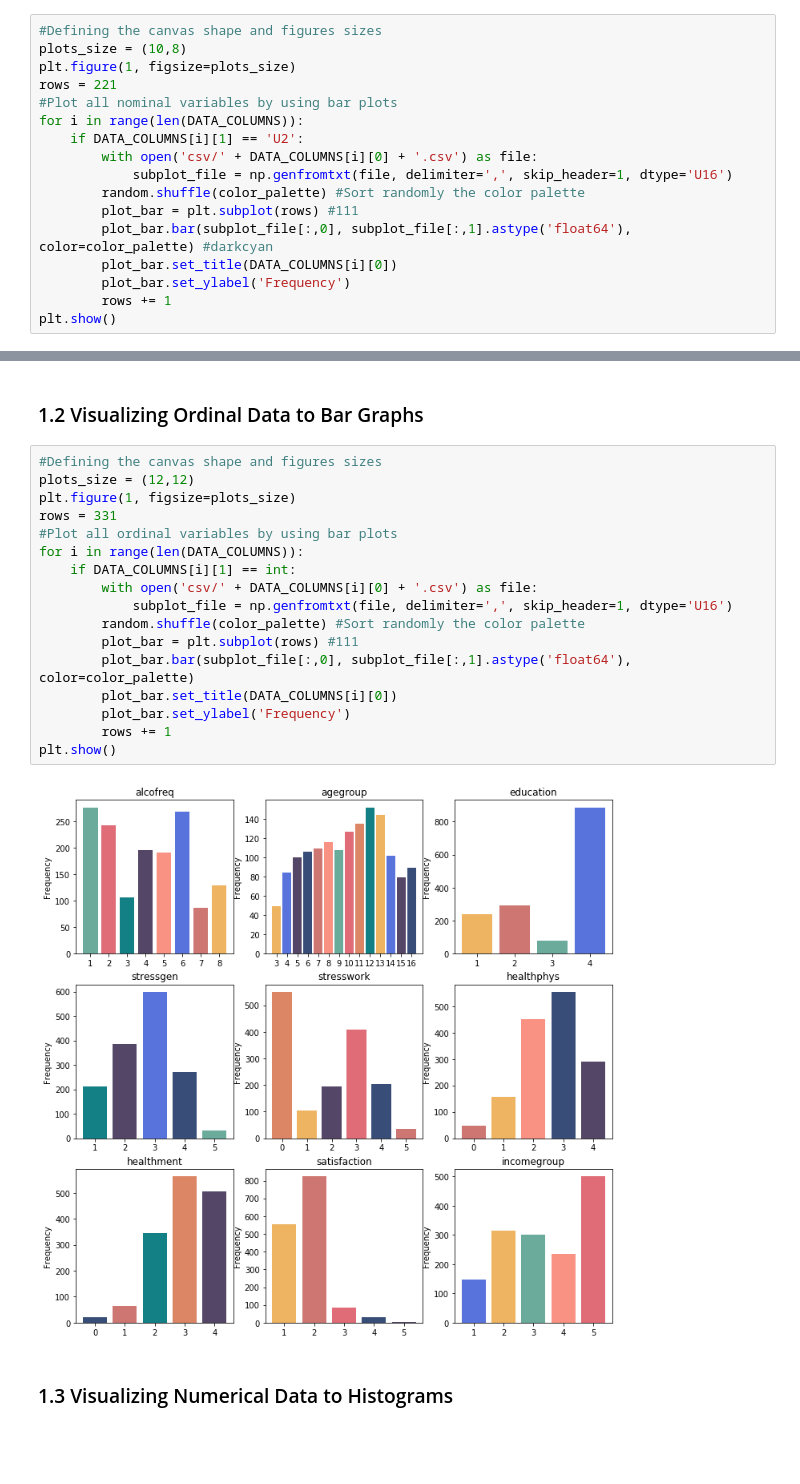
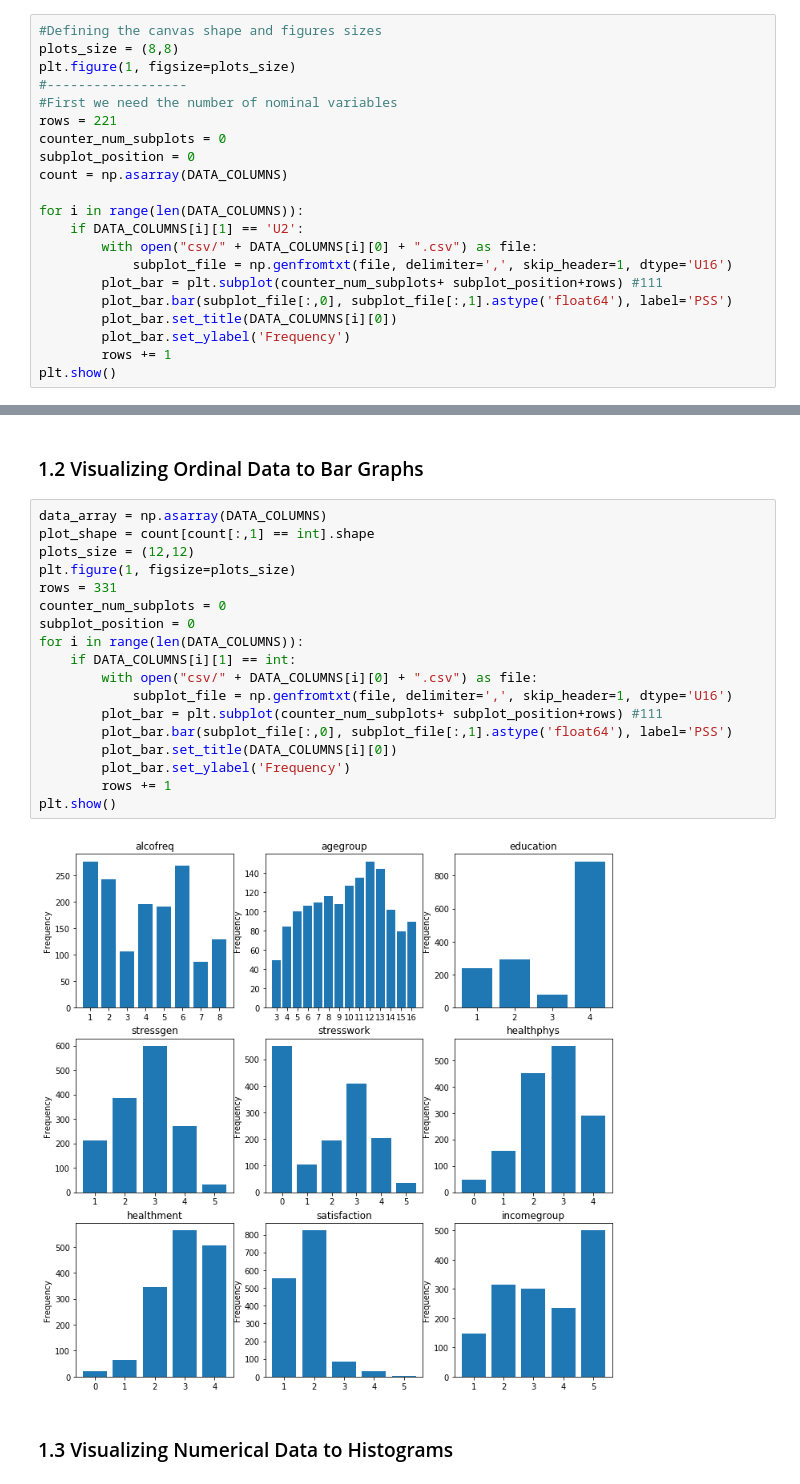
Before and after one commit to diegoarmaca/SocialDataSample, a Jupyter notebook: cchs.ipynb, the cells around one changed output, grey strips where cells are left out. Saved outputs shown, nothing was run; the diff lists cells and outputs as text; blank space fills up the shorter version.

```diff
--- a/cchs.ipynb
+++ b/cchs.ipynb
@@ -203,16 +199,20 @@ color_palette = ['#DC8665', '#138086', '#534666', '#CD7672','#EEB462','#6AAB9C',
 # %%
 #Defining the canvas shape and figures sizes
-plots_size = (10,8)
+plots_size = (8,8)
 plt.figure(1, figsize=plots_size)
+#------------------
+#First we need the number of nominal variables
 rows = 221
-#Plot all nominal variables by using bar plots
+counter_num_subplots = 0
+subplot_position = 0
+count = np.asarray(DATA_COLUMNS)
+
 for i in range(len(DATA_COLUMNS)):
     if DATA_COLUMNS[i][1] == 'U2':
-        with open('csv/' + DATA_COLUMNS[i][0] + '.csv') as file:
+        with open("csv/" + DATA_COLUMNS[i][0] + ".csv") as file:
             subplot_file = np.genfromtxt(file, delimiter=',', skip_header=1, dtype='U16')
-        random.shuffle(color_palette) #Sort randomly the color palette
-        plot_bar = plt.subplot(rows) #111
-        plot_bar.bar(subplot_file[:,0], subplot_file[:,1].astype('float64'), color=color_palette) #darkcyan
+        plot_bar = plt.subplot(counter_num_subplots+ subplot_position+rows) #111
+        plot_bar.bar(subplot_file[:,0], subplot_file[:,1].astype('float64'), label='PSS')
         plot_bar.set_title(DATA_COLUMNS[i][0])
         plot_bar.set_ylabel('Frequency')
         rows += 1
@@ -222,24 +222,25 @@ plt.show()
 # %% [markdown]
 ### 1.2 Visualizing Ordinal Data to Bar Graphs
 # %%
-#Defining the canvas shape and figures sizes
+data_array = np.asarray(DATA_COLUMNS)
+plot_shape = count[count[:,1] == int].shape
 plots_size = (12,12)
 plt.figure(1, figsize=plots_size)
 rows = 331
-#Plot all ordinal variables by using bar plots
+counter_num_subplots = 0
+subplot_position = 0
 for i in range(len(DATA_COLUMNS)):
     if DATA_COLUMNS[i][1] == int:
-        with open('csv/' + DATA_COLUMNS[i][0] + '.csv') as file:
+        with open("csv/" + DATA_COLUMNS[i][0] + ".csv") as file:
             subplot_file = np.genfromtxt(file, delimiter=',', skip_header=1, dtype='U16')
-        random.shuffle(color_palette) #Sort randomly the color palette
-        plot_bar = plt.subplot(rows) #111
-        plot_bar.bar(subplot_file[:,0], subplot_file[:,1].astype('float64'), color=color_palette)
+        plot_bar = plt.subplot(counter_num_subplots+ subplot_position+rows) #111
+        plot_bar.bar(subplot_file[:,0], subplot_file[:,1].astype('float64'), label='PSS')
         plot_bar.set_title(DATA_COLUMNS[i][0])
         plot_bar.set_ylabel('Frequency')
         rows += 1
 plt.show()
 # %% [output]
-[figure, old version]
+[figure, new version]
 # %% [markdown]
 ### 1.3 Visualizing Numerical Data to Histograms
 # %%
```
Also changed, not shown: parts of 32 cells of this notebook.
